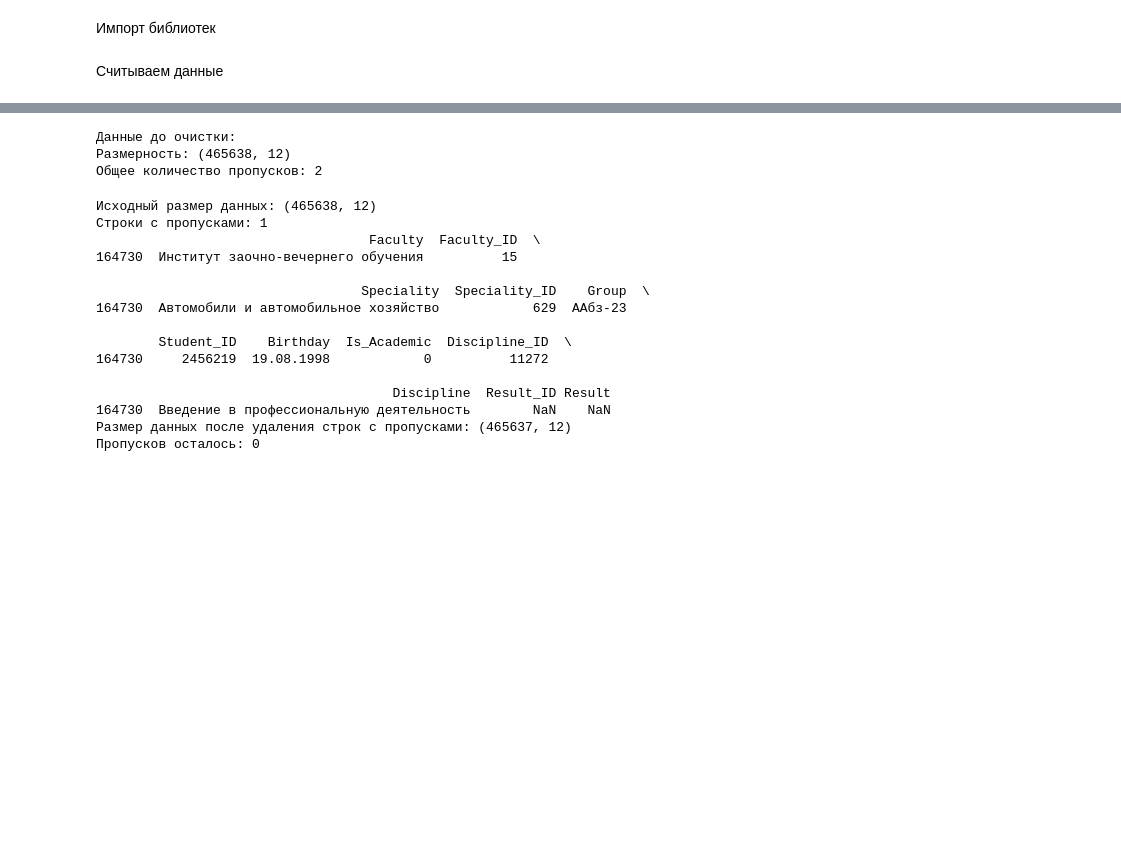
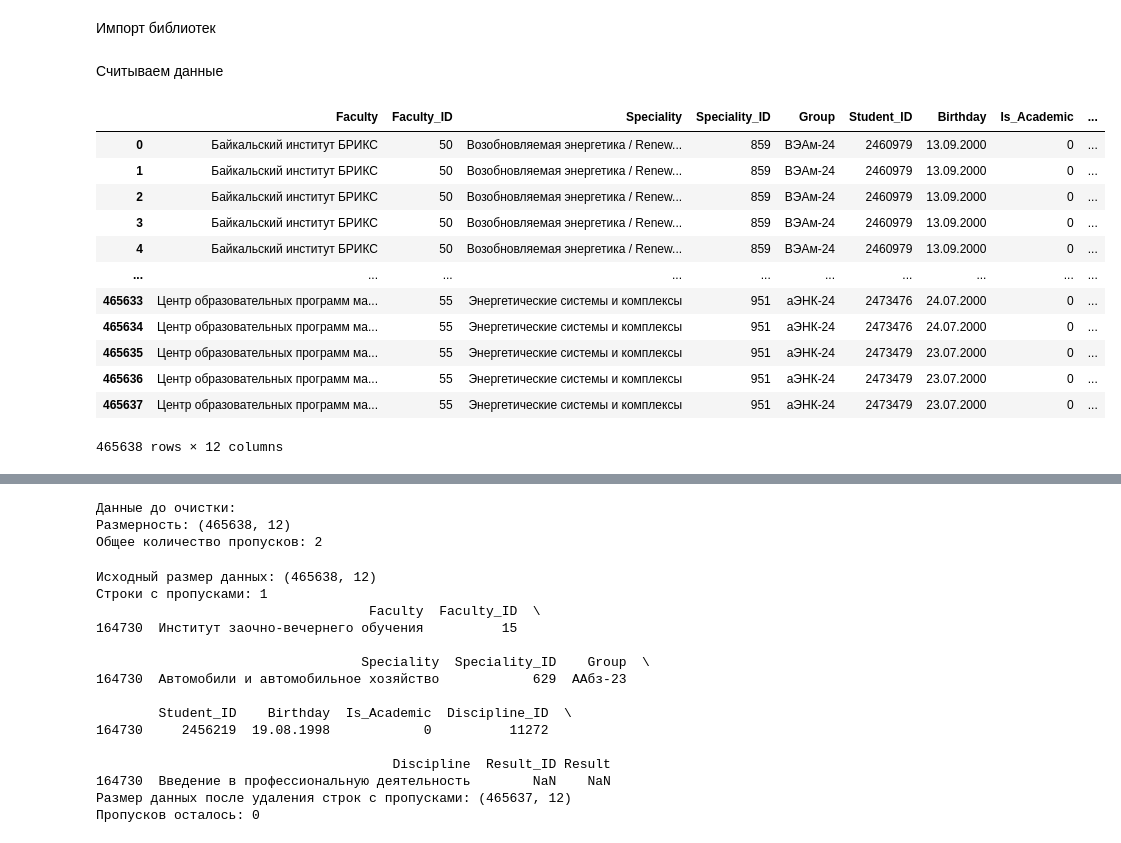
Before and after one commit to Himatora/project_analitics, a Jupyter notebook: Чистка_данных.ipynb, the cells around one changed output, grey strips where cells are left out. Drawn from its saved outputs; the diff is of its cells as text; code cells hidden in the pictures; blank space fills up the shorter version.

```diff
--- a/Чистка_данных.ipynb
+++ b/Чистка_данных.ipynb
@@ -14 +14,17 @@ attendance = pd.read_csv('/content/sup_public_sup_mark (1).csv', sep=',',
                       encoding='windows-1251')
+# %%
+students
+# %% [output]
+|  | Faculty | Faculty_ID | Speciality | Speciality_ID | Group | Student_ID | Birthday | Is_Academic | ... |
+| 0 | Байкальский институт БРИКС | 50 | Возобновляемая энергетика / Renew... | 859 | ВЭАм-24 | 2460979 | 13.09.2000 | 0 | ... |
+| 1 | Байкальский институт БРИКС | 50 | Возобновляемая энергетика / Renew... | 859 | ВЭАм-24 | 2460979 | 13.09.2000 | 0 | ... |
+| 2 | Байкальский институт БРИКС | 50 | Возобновляемая энергетика / Renew... | 859 | ВЭАм-24 | 2460979 | 13.09.2000 | 0 | ... |
+| 3 | Байкальский институт БРИКС | 50 | Возобновляемая энергетика / Renew... | 859 | ВЭАм-24 | 2460979 | 13.09.2000 | 0 | ... |
+| 4 | Байкальский институт БРИКС | 50 | Возобновляемая энергетика / Renew... | 859 | ВЭАм-24 | 2460979 | 13.09.2000 | 0 | ... |
+| ... | ... | ... | ... | ... | ... | ... | ... | ... | ... |
+| 465633 | Центр образовательных программ ма... | 55 | Энергетические системы и комплексы | 951 | аЭНК-24 | 2473476 | 24.07.2000 | 0 | ... |
+| 465634 | Центр образовательных программ ма... | 55 | Энергетические системы и комплексы | 951 | аЭНК-24 | 2473476 | 24.07.2000 | 0 | ... |
+| 465635 | Центр образовательных программ ма... | 55 | Энергетические системы и комплексы | 951 | аЭНК-24 | 2473479 | 23.07.2000 | 0 | ... |
+| 465636 | Центр образовательных программ ма... | 55 | Энергетические системы и комплексы | 951 | аЭНК-24 | 2473479 | 23.07.2000 | 0 | ... |
+| 465637 | Центр образовательных программ ма... | 55 | Энергетические системы и комплексы | 951 | аЭНК-24 | 2473479 | 23.07.2000 | 0 | ... |
+465638 rows × 12 columns
```
Also changed, not shown: parts of 14 cells of this notebook.
